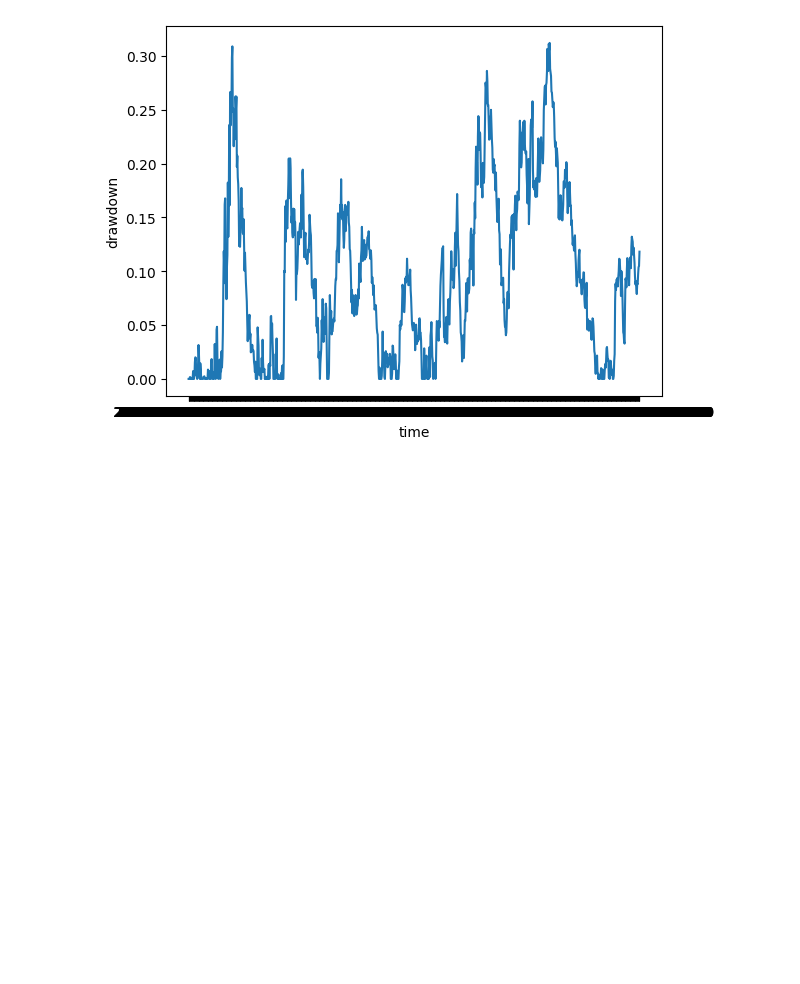
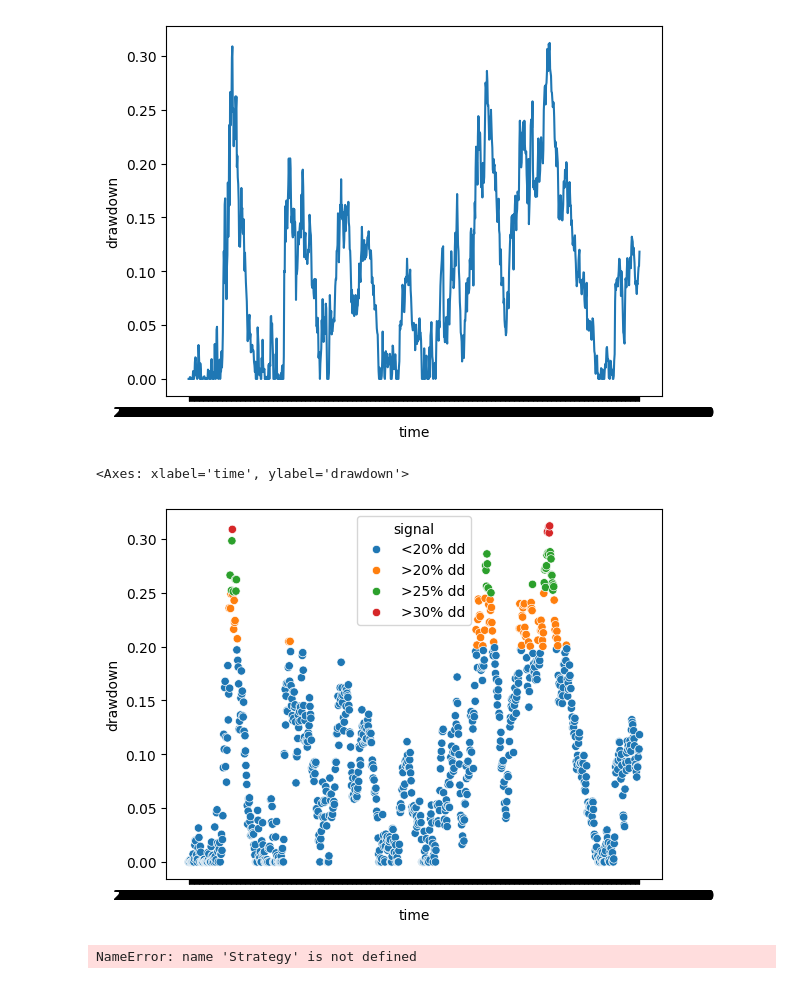
Before and after one commit to Pr4v33n23/MetatraderAlgoBot, a Jupyter notebook: src/metatrader/notebooks/main.ipynb, the cells around one changed output. Cells and saved outputs as stored; diff of their text form; code cells hidden in the pictures; blank space fills up the shorter version.

Commit message:
added strategy to backtest

```diff
--- a/src/metatrader/notebooks/main.ipynb
+++ b/src/metatrader/notebooks/main.ipynb
@@ -8,4 +10,5 @@ sql_connection = sqlite3.connect(r"C:\Users\praveenjaisankar\Documents\Metatrade
 # %%
+sql_connection = sqlite3.connect('../data/tickers_data.db')
 df = pd.read_sql("select * from aapl", sql_connection)
 # %%
 df['all_time_high'] = df['close'].expanding().max()
@@ -22,3 +25,30 @@ sns.lineplot(data=df, x='time', y='drawdown')
 # %% [output]
 <Axes: xlabel='time', ylabel='drawdown'>
 [figure]
+# %%
+def get_signal(row):
+    drawdown = row['drawdown']
+
+    if drawdown >= 0.30:
+        return '>30% dd'
+    elif drawdown >= 0.25:
+        return '>25% dd'
+    elif drawdown >= 0.20:
+        return '>20% dd'
+    else:
+        return '<20% dd'
+
+df['signal'] = df.apply(get_signal, axis=1)
+
+sns.scatterplot(data=df, x="time", y="drawdown", hue="signal")
+# %% [output]
+<Axes: xlabel='time', ylabel='drawdown'>
+[figure, added]
+# %%
+buy_drawdown_strategy = Strategy(df, 10000, 1)
+result = buy_drawdown_strategy.run()
+
+
+display(result)
+# %% [output]
+NameError: name 'Strategy' is not defined
```
Also changed, not shown: parts of 1 cell of this notebook, 3 other files.
